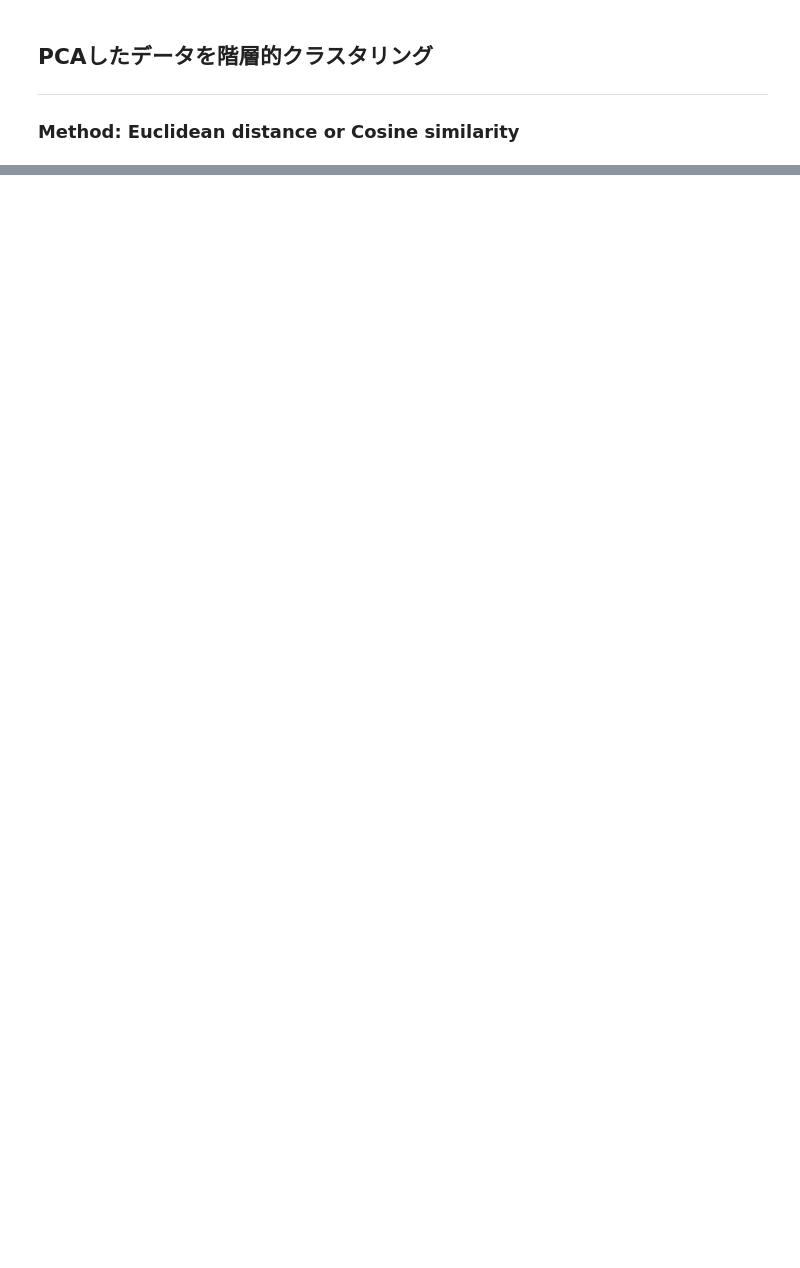
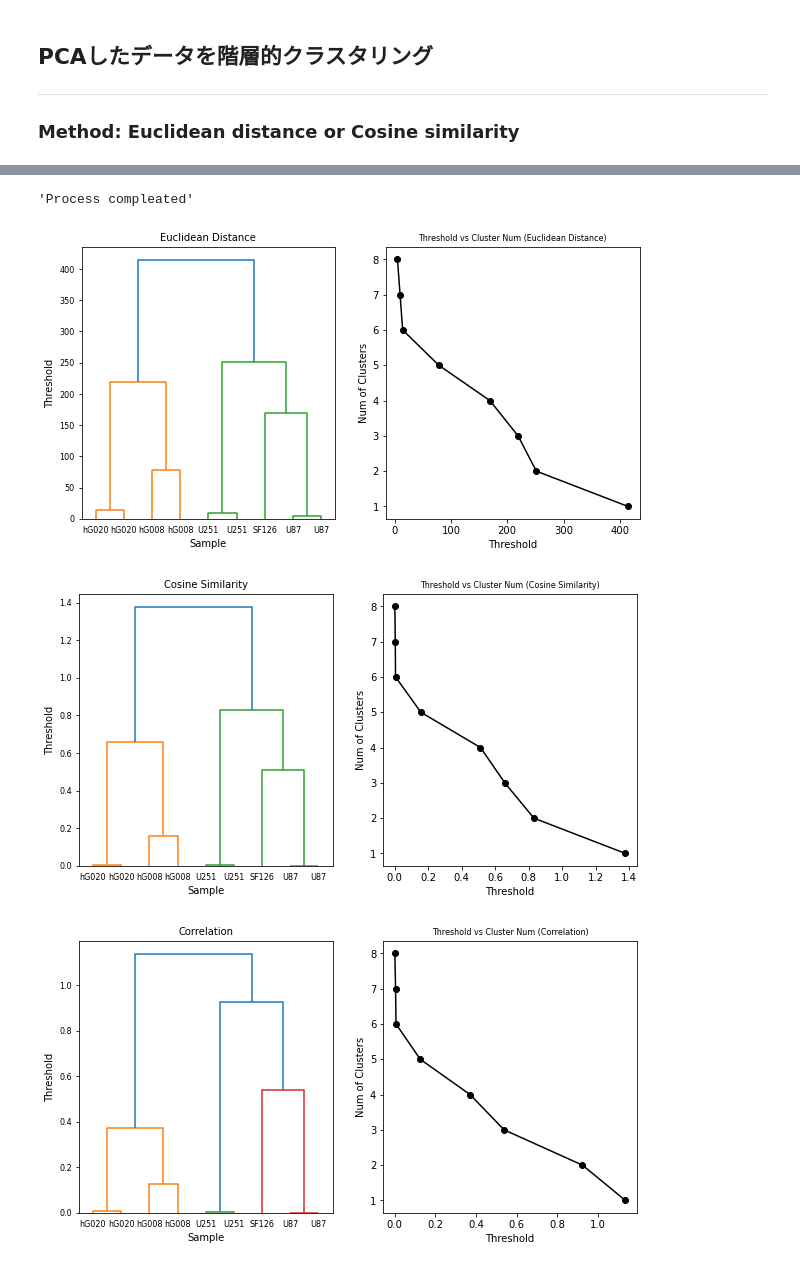
Before and after one commit to yo-aka-gene/rna-seq, a Jupyter notebook: Hierarchical_Clustering.ipynb, the cells around one changed output, grey strips where cells are left out. Drawn from its saved outputs; the diff is of its cells as text; code cells hidden in the pictures; blank space fills up the shorter version.

```diff
--- a/Hierarchical_Clustering.ipynb
+++ b/Hierarchical_Clustering.ipynb
@@ -12,7 +12,9 @@ import pandas as pd
 # %%
 # Set Config
 CONFIG = {
-  "file": "PCAed_data.csv",
+  "file" : "PCAed_data.csv"
+    , "detail" : [("euclidean", "ward"), ("cosine", "single"), ("correlation", "single")]
+    , "title" : ["Euclidean Distance", "Cosine Similarity", "Correlation"]
 }
 # %%
 #Load Data
@@ -97,0 +22,44 @@ plt.show()
+# %%
+# Define Original Function
+def select(i, config):
+    metric, method = config["detail"][i]
+    title = config["title"][i]
+    return {"metric":metric, "method":method, "title":title}
+
+def plot_dendro(x, title):
+    fig = plt.figure(figsize=(10, 5))
+    plt.subplot(1, 2, 1)
+    dendrogram(x, labels=df.index)
+    plt.title(title, size=10)
+    plt.xlabel('Sample', size=10)
+    plt.ylabel('Threshold', size=10)
+    plt.tick_params(labelsize=8)
+    return None
+
+def plot_stats(x, title):
+    n_data = x.shape[0]
+    val1 = x[:, 1:3].copy()
+    val1[:, 0] = np.arange(n_data, 0, -1)
+    plt.subplot(1, 2, 2)
+    plt.plot(val1[:, 1], val1[:, 0], 'ko-')
+    plt.title(f"Threshold vs Cluster Num ({title})", size=8)
+    plt.xlabel('Threshold')
+    plt.ylabel('Num of Clusters')
+    return None
+
+def whole_process(df, config):
+    n_data = len(config["detail"])
+    for i in range(n_data):
+        select(i, config)
+        arg = select(i, config)
+        x = linkage(df, metric=arg["metric"], method=arg["method"])
+        plot_dendro(x, arg["title"])
+        plot_stats(x, arg["title"])
+    return "Process compleated"
+# %%
+whole_process(df, CONFIG)
+# %% [output]
+'Process compleated'
+[figure, added]
+[figure, added]
+[figure, added]
```
Also changed, not shown: parts of 3 cells of this notebook.
